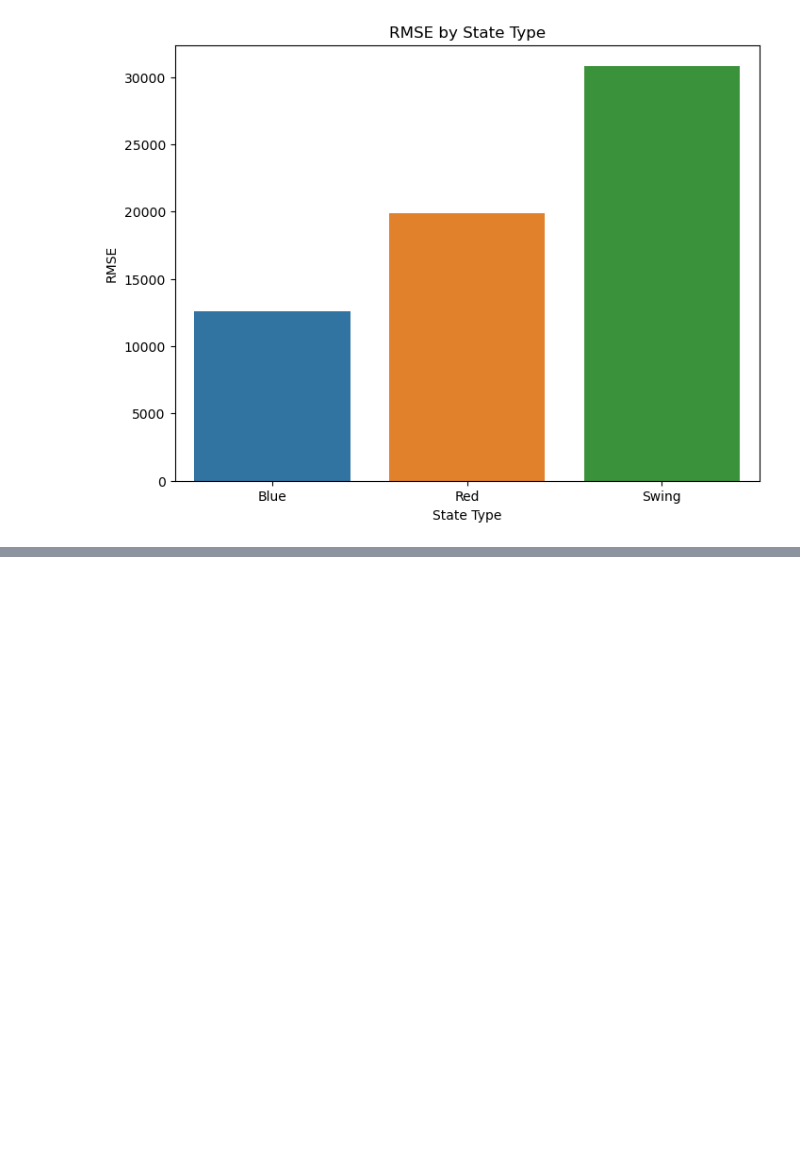
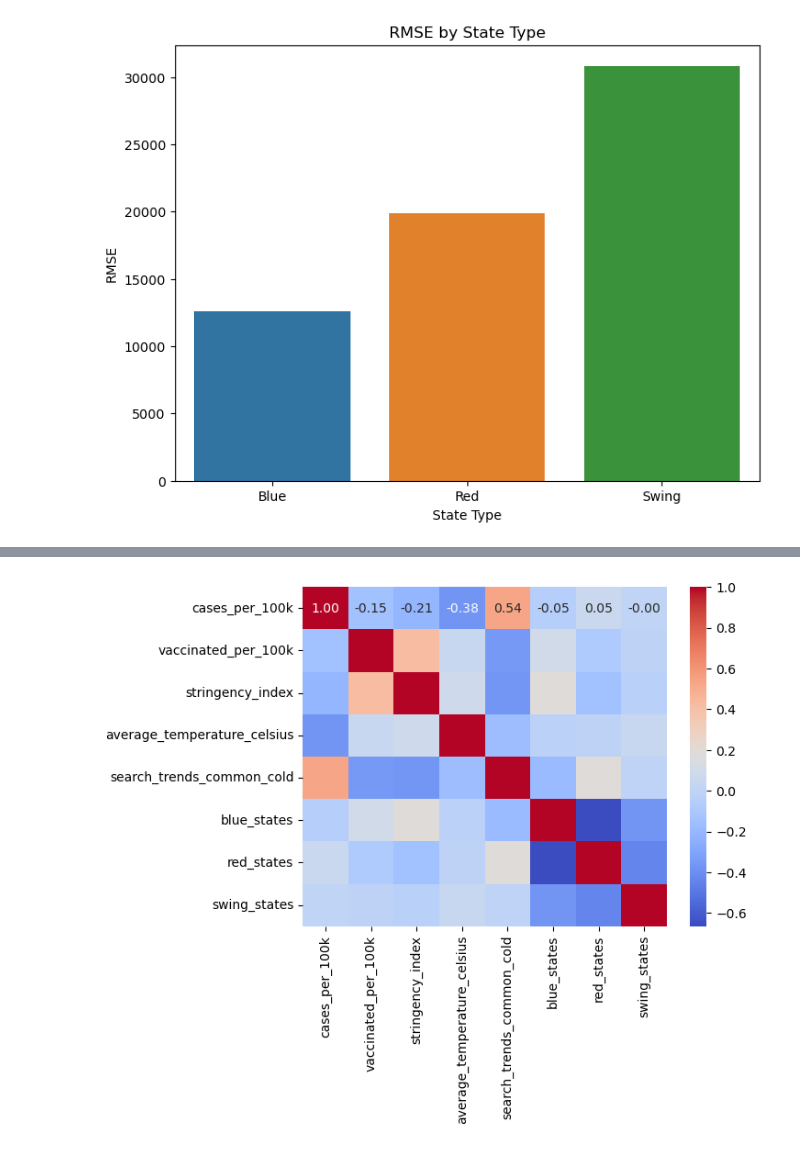
Before and after one commit to Aoyamaxx/Covid-9-TEAM, a Jupyter notebook: bias_search.ipynb, the cells around one changed output, grey strips where cells are left out. Drawn from its saved outputs; the diff is of its cells as text; code cells hidden in the pictures; blank space fills up the shorter version.

```diff
--- a/bias_search.ipynb
+++ b/bias_search.ipynb
@@ -238,0 +456,13 @@ RMSE for Swing States: 30830.0587
+# %%
+import seaborn as sns
+import matplotlib.pyplot as plt
+
+filtered_X = X.loc[:, ~X.columns.str.startswith('location_key')]
+filtered_X = filtered_X.loc[:, filtered_X.std() > 0]
+corr = filtered_X.corr()
+
+# heatmap
+sns.heatmap(corr, annot=True, cmap="coolwarm", fmt=".2f")
+plt.show()
+# %% [output]
+[figure, added]
```
Also changed, not shown: parts of 24 cells of this notebook, 8 other files.
